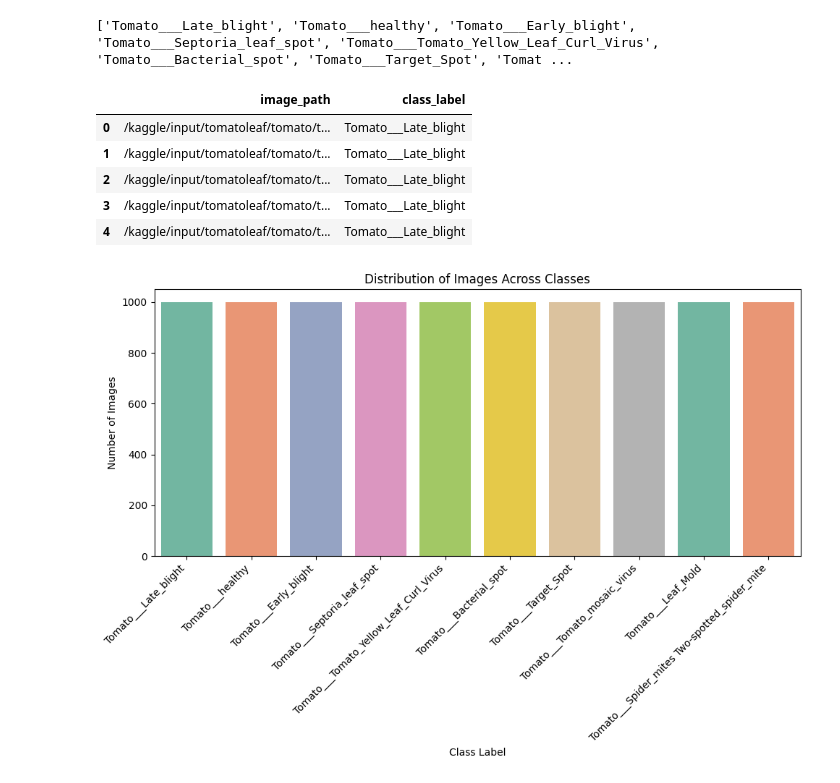
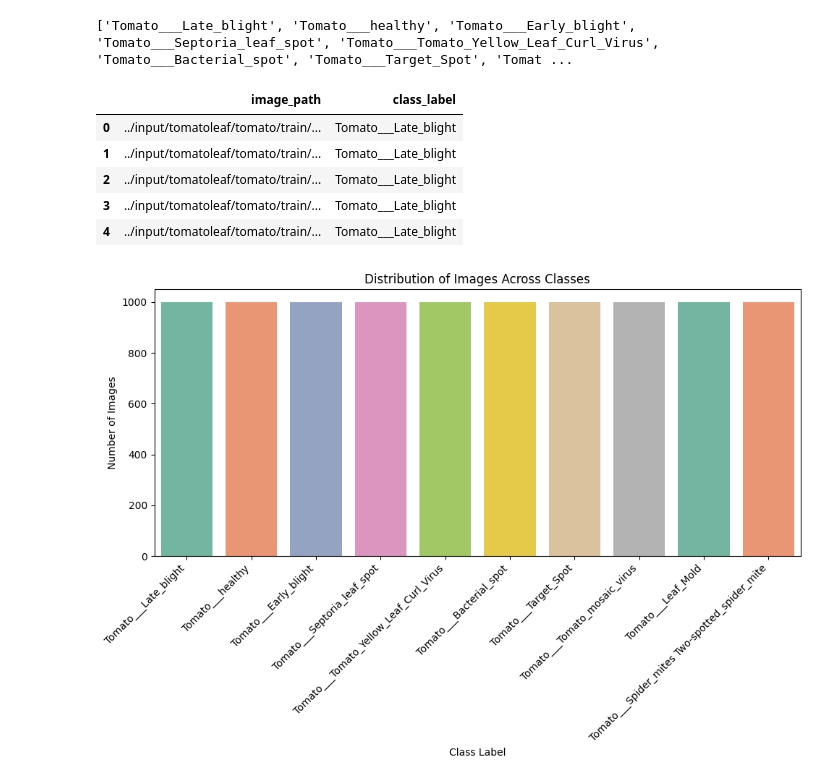
Before and after one commit to teja6303/tomato_disease_classifcation, a Jupyter notebook: code.ipynb, the cells around one changed output. Cells and saved outputs as stored; diff of their text form; code cells hidden in the pictures.

```diff
--- a/code.ipynb
+++ b/code.ipynb
@@ -109,15 +115,15 @@ def create_dataframe(base_dir, label_list):
 
     return df
 # %%
-train_df = create_dataframe('tomatoleaf/tomato/train', labels)
+train_df = create_dataframe('../input/tomatoleaf/tomato/train', labels)
 train_df.head()
 # %% [output]
 |  | image_path | class_label |
-| 0 | /kaggle/input/tomatoleaf/tomato/t... | Tomato___Late_blight |
-| 1 | /kaggle/input/tomatoleaf/tomato/t... | Tomato___Late_blight |
-| 2 | /kaggle/input/tomatoleaf/tomato/t... | Tomato___Late_blight |
-| 3 | /kaggle/input/tomatoleaf/tomato/t... | Tomato___Late_blight |
-| 4 | /kaggle/input/tomatoleaf/tomato/t... | Tomato___Late_blight |
+| 0 | ../input/tomatoleaf/tomato/train/... | Tomato___Late_blight |
+| 1 | ../input/tomatoleaf/tomato/train/... | Tomato___Late_blight |
+| 2 | ../input/tomatoleaf/tomato/train/... | Tomato___Late_blight |
+| 3 | ../input/tomatoleaf/tomato/train/... | Tomato___Late_blight |
+| 4 | ../input/tomatoleaf/tomato/train/... | Tomato___Late_blight |
 # %%
 plt.figure(figsize=(10,7))
 sns.countplot(data=train_df, x='class_label', palette='Set2')
```
Also changed, not shown: parts of 26 cells of this notebook.
